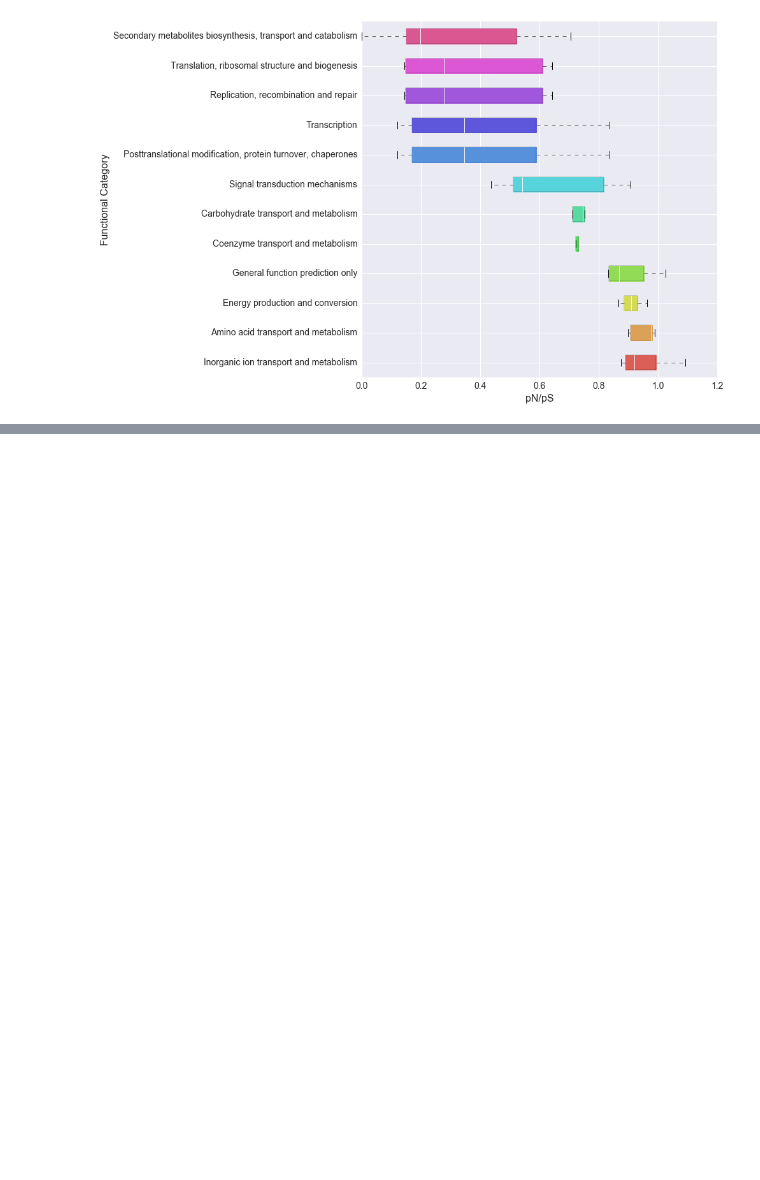
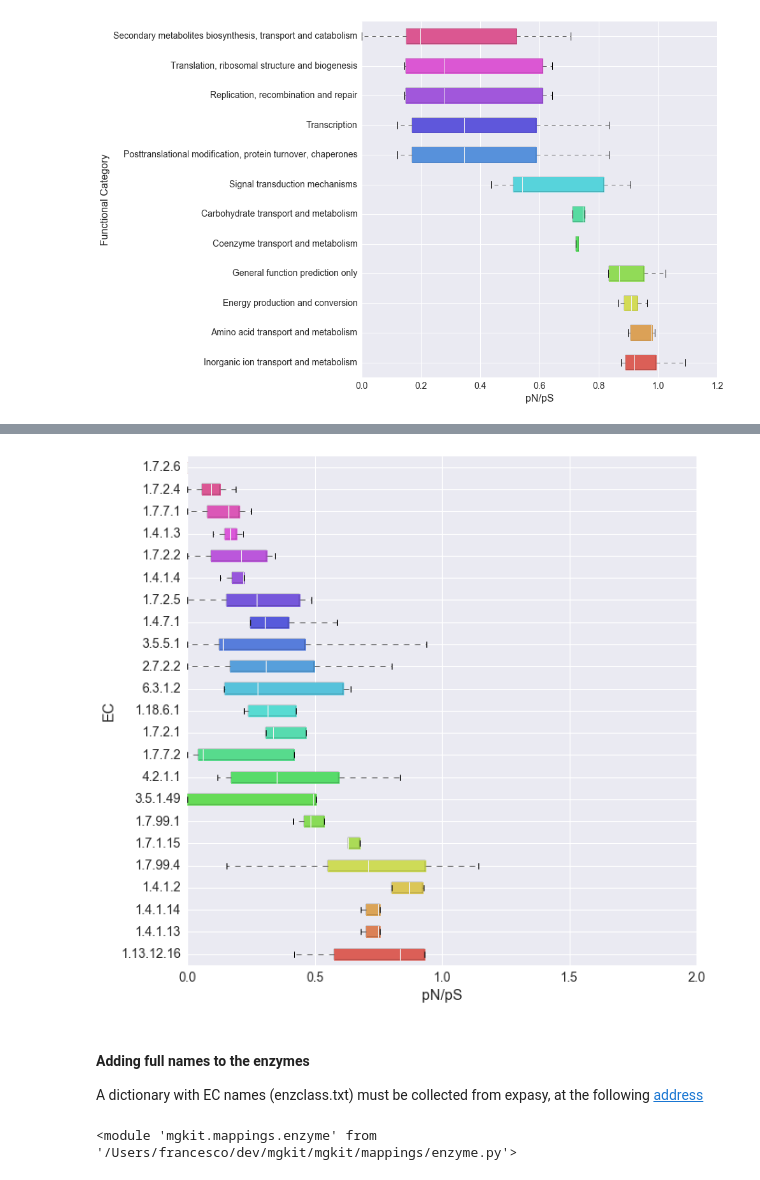
Before and after one commit to frubino/mgkit, a Jupyter notebook: docs/source/pipeline/hmmer-tutorial-explore-data.ipynb, the cells around one changed output, grey strips where cells are left out. Saved outputs shown, nothing was run; the diff lists cells and outputs as text; code cells hidden in the pictures; blank space fills up the shorter version.

```diff
--- a/docs/source/pipeline/hmmer-tutorial-explore-data.ipynb
+++ b/docs/source/pipeline/hmmer-tutorial-explore-data.ipynb
@@ -398,0 +460,24 @@ _ = ax.set_ylabel('Functional Category', fontsize=16)
+# %%
+#sort the DataFrame to plot them by mean value
+plot_order = ec_pnps.mean(axis=1).sort_values(inplace=False, ascending=False).index
+
+fig, ax = mgkit.plots.get_single_figure(figsize=(10, 10))
+_ = mgkit.plots.boxplot.boxplot_dataframe(
+    ec_pnps,
+    plot_order,
+    ax,
+    fonts=dict(fontsize=14, rotation='horizontal'),
+    data_colours={
+        x: color
+        for x, color in zip(plot_order, seaborn.color_palette('hls', len(ec_pnps.index)))
+    },
+    box_vert=False
+)
+_ = ax.set_xlabel('pN/pS', fontsize=16)
+_ = ax.set_ylabel('EC', fontsize=16)
+# %% [output]
+[figure, added]
+# %% [markdown]
+#### Adding full names to the enzymes
+
+A dictionary with EC names (enzclass.txt) must be collected from expasy, at the following [address](ftp://ftp.expasy.org/databases/enzyme/enzclass.txt)
@@ -398,0 +487,4 @@ _ = ax.set_ylabel('Functional Category', fontsize=16)
+# %%
+reload(mgkit.mappings.enzyme)
+# %% [output]
+<module 'mgkit.mappings.enzyme' from '/Users/francesco/dev/mgkit/mgkit/mappings/enzyme.py'>
```
Also changed, not shown: parts of 19 cells of this notebook.
